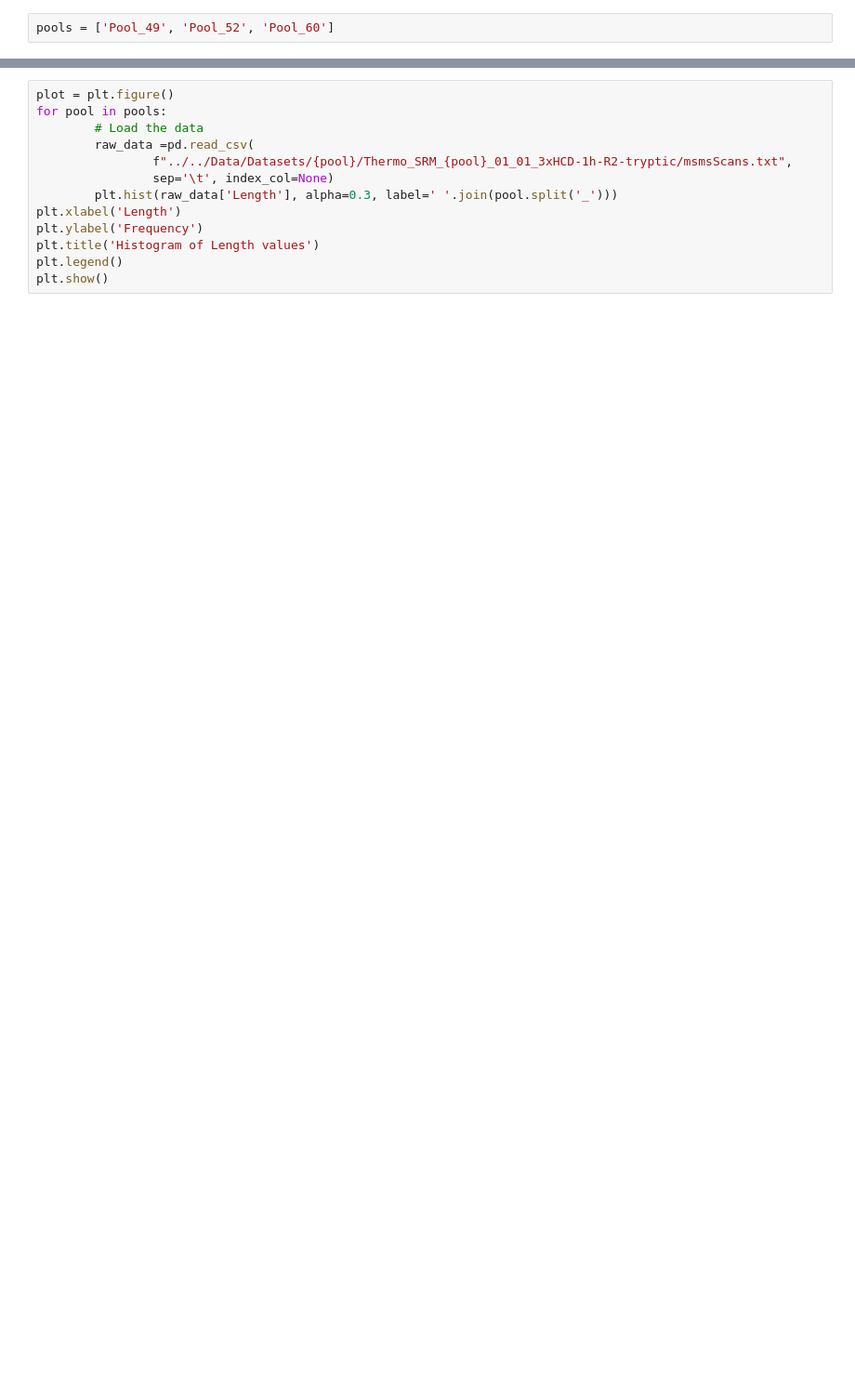
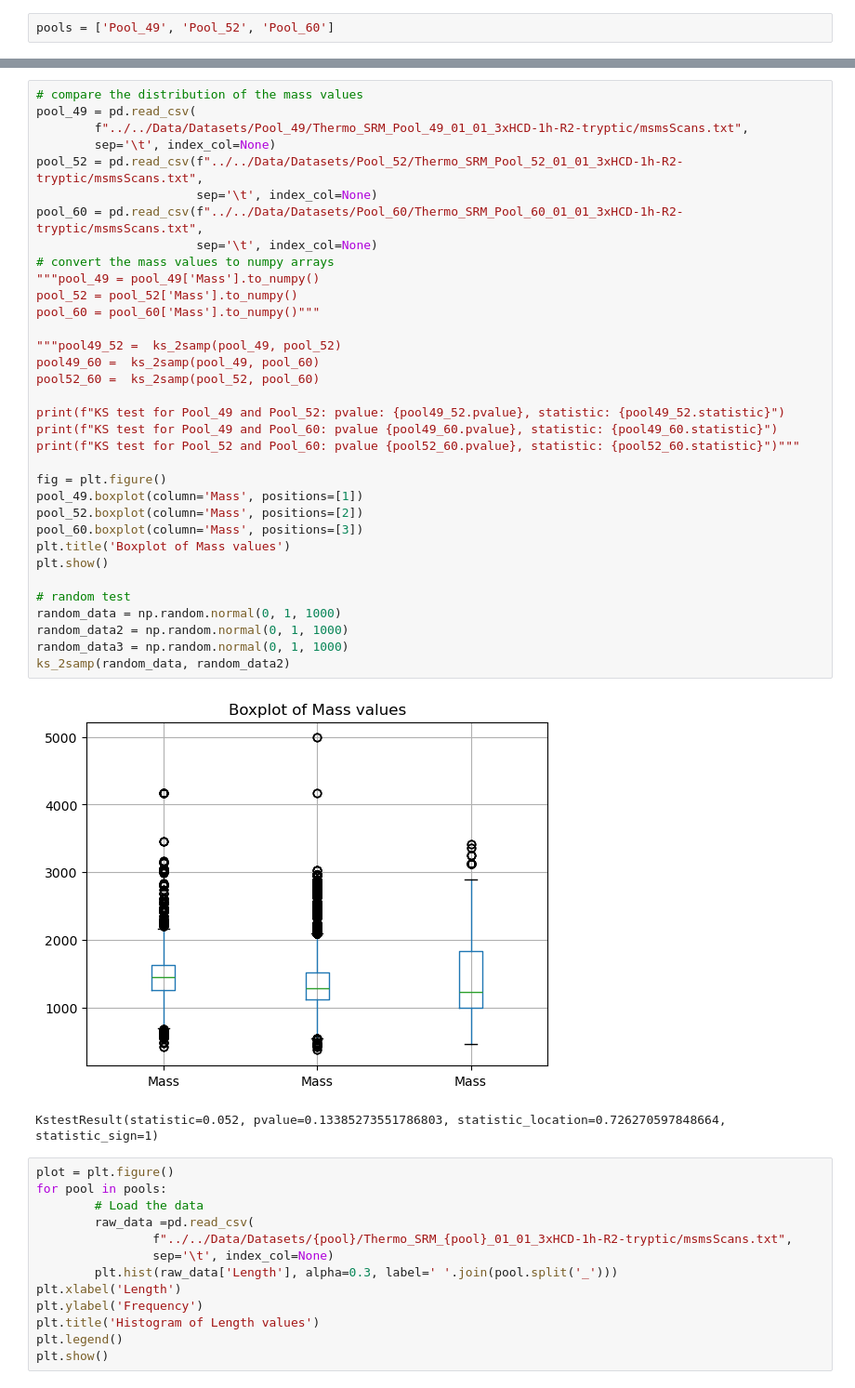
Before and after one commit to LukasStonie/PeptideDeNovoSequencing, a Jupyter notebook: Pipeline/Analysis/DistributionPool.ipynb, the cells around one changed output, grey strips where cells are left out. Shown at 93% size. Cells and saved outputs as stored; diff of their text form; blank space fills up the shorter version.

```diff
--- a/Pipeline/Analysis/DistributionPool.ipynb
+++ b/Pipeline/Analysis/DistributionPool.ipynb
@@ -36,3 +61,40 @@ plt.show()
+# %%
+# compare the distribution of the mass values
+pool_49 = pd.read_csv(
+        f"../../Data/Datasets/Pool_49/Thermo_SRM_Pool_49_01_01_3xHCD-1h-R2-tryptic/msmsScans.txt",
+        sep='\t', index_col=None)
+pool_52 = pd.read_csv(f"../../Data/Datasets/Pool_52/Thermo_SRM_Pool_52_01_01_3xHCD-1h-R2-tryptic/msmsScans.txt",
+                      sep='\t', index_col=None)
+pool_60 = pd.read_csv(f"../../Data/Datasets/Pool_60/Thermo_SRM_Pool_60_01_01_3xHCD-1h-R2-tryptic/msmsScans.txt",
+                      sep='\t', index_col=None)
+# convert the mass values to numpy arrays
+"""pool_49 = pool_49['Mass'].to_numpy()
+pool_52 = pool_52['Mass'].to_numpy()
+pool_60 = pool_60['Mass'].to_numpy()"""
+
+"""pool49_52 =  ks_2samp(pool_49, pool_52)
+pool49_60 =  ks_2samp(pool_49, pool_60)
+pool52_60 =  ks_2samp(pool_52, pool_60)
+
+print(f"KS test for Pool_49 and Pool_52: pvalue: {pool49_52.pvalue}, statistic: {pool49_52.statistic}")
+print(f"KS test for Pool_49 and Pool_60: pvalue {pool49_60.pvalue}, statistic: {pool49_60.statistic}")
+print(f"KS test for Pool_52 and Pool_60: pvalue {pool52_60.pvalue}, statistic: {pool52_60.statistic}")"""
+
+fig = plt.figure()
+pool_49.boxplot(column='Mass', positions=[1])
+pool_52.boxplot(column='Mass', positions=[2])
+pool_60.boxplot(column='Mass', positions=[3])
+plt.title('Boxplot of Mass values')
+plt.show()
+
+# random test
+random_data = np.random.normal(0, 1, 1000)
+random_data2 = np.random.normal(0, 1, 1000)
+random_data3 = np.random.normal(0, 1, 1000)
+ks_2samp(random_data, random_data2)
+# %% [output]
+[figure, added]
+KstestResult(statistic=0.052, pvalue=0.13385273551786803, statistic_location=0.726270597848664, statistic_sign=1)
 # %%
 plot = plt.figure()
 for pool in pools:
```
Also changed, not shown: parts of 4 cells of this notebook, 18 other files.
